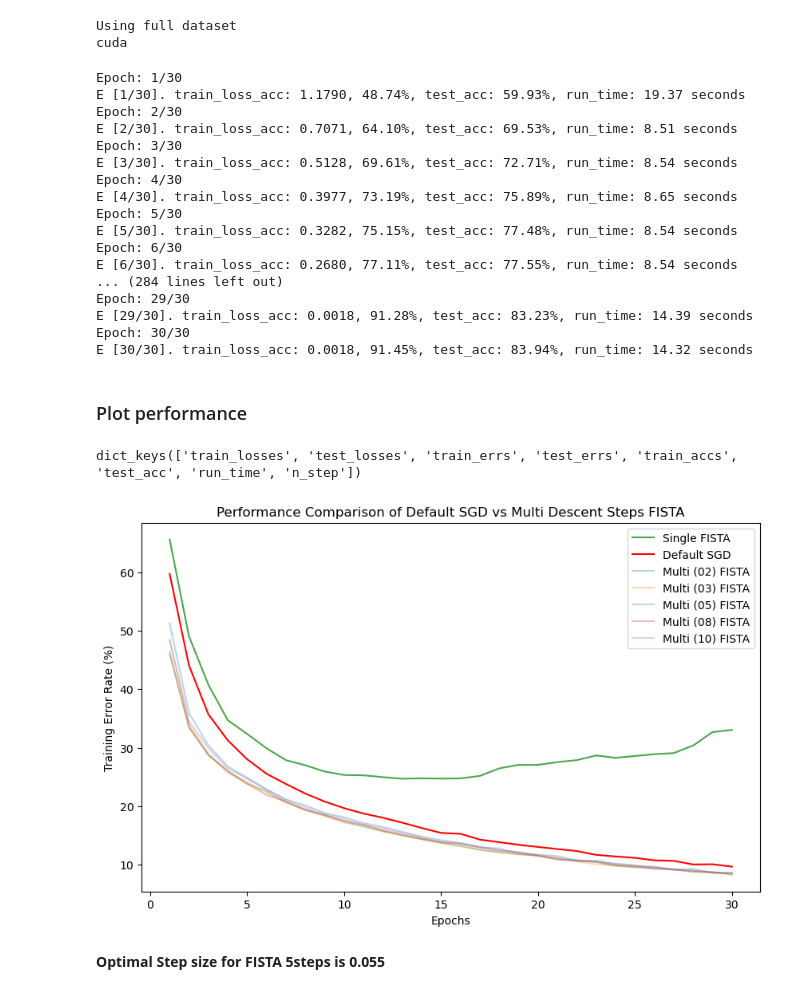
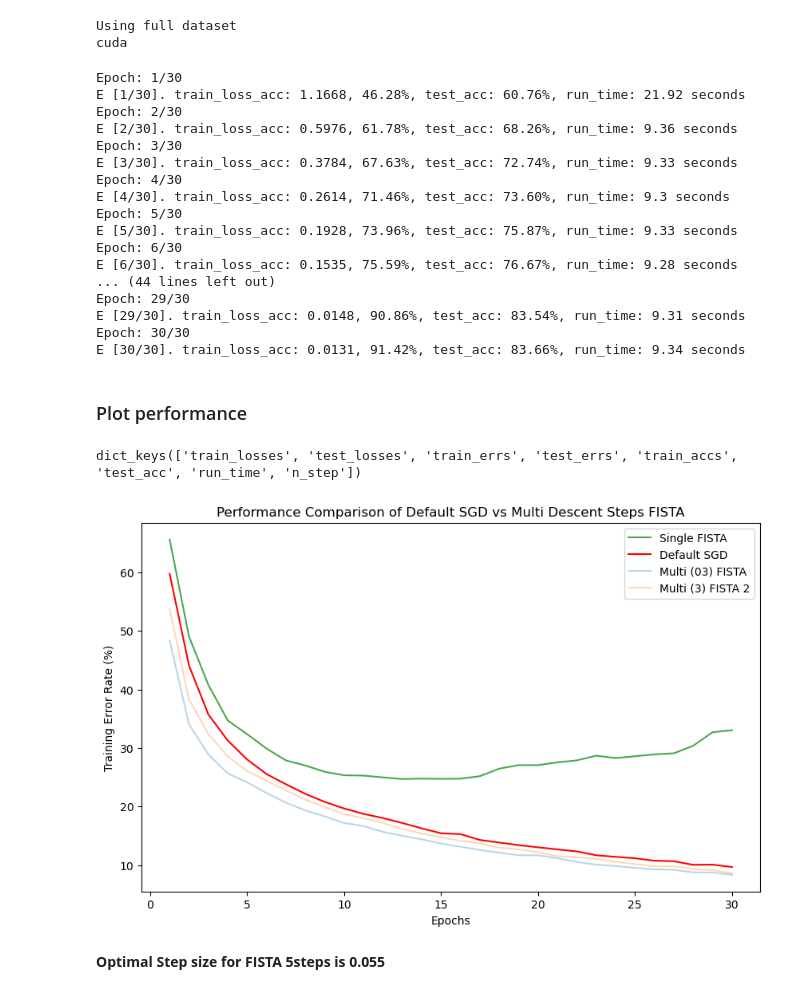
Before and after one commit to tuanna712/IndStudy5840, a Jupyter notebook: W08/fista_multi/run_fista_mult.ipynb, the cells around one changed output. Cells and saved outputs as stored; diff of their text form; code cells hidden in the pictures.

```diff
--- a/W08/fista_multi/run_fista_mult.ipynb
+++ b/W08/fista_multi/run_fista_mult.ipynb
@@ -226,7 +226,7 @@ def modeling(n_epochs=100, lr=0.01, threshold=90, n_step=5):
 import numpy as np
 from plot import metrics_plot
 
-n_steps = [2, 3, 5, 8, 10]
+n_steps = [3]
 n_epochs = 30
 threshold = 100
 lr = 0.055
@@ -236,7 +236,7 @@ for n_step in n_steps:
                                                                                               threshold=threshold,
                                                                                               n_step=n_step
                                                                                              )
-    save_path = f'scores/E30_ministeps_lr055'
+    save_path = f'scores/E30_3STEPS_lr055'
     save_performance(save_path,
                      train_losses, test_losses, train_errs,
                      test_errs, train_accs, test_accs, run_times, n_step=n_step,
@@ -245,22 +245,22 @@ for n_step in n_steps:
 #     metrics_plot(actual_nepochs, train_losses, test_losses, train_accs, test_accs, train_errs, test_errs)
 # %% [output]
 Epoch: 1/30
-E [1/30]. train_loss_acc: 1.1790, 48.74%, test_acc: 59.93%, run_time: 19.37 seconds
+E [1/30]. train_loss_acc: 1.1668, 46.28%, test_acc: 60.76%, run_time: 21.92 seconds
 Epoch: 2/30
-E [2/30]. train_loss_acc: 0.7071, 64.10%, test_acc: 69.53%, run_time: 8.51 seconds
+E [2/30]. train_loss_acc: 0.5976, 61.78%, test_acc: 68.26%, run_time: 9.36 seconds
 Epoch: 3/30
-E [3/30]. train_loss_acc: 0.5128, 69.61%, test_acc: 72.71%, run_time: 8.54 seconds
+E [3/30]. train_loss_acc: 0.3784, 67.63%, test_acc: 72.74%, run_time: 9.33 seconds
 Epoch: 4/30
-E [4/30]. train_loss_acc: 0.3977, 73.19%, test_acc: 75.89%, run_time: 8.65 seconds
+E [4/30]. train_loss_acc: 0.2614, 71.46%, test_acc: 73.60%, run_time: 9.3 seconds
 Epoch: 5/30
-E [5/30]. train_loss_acc: 0.3282, 75.15%, test_acc: 77.48%, run_time: 8.54 seconds
+E [5/30]. train_loss_acc: 0.1928, 73.96%, test_acc: 75.87%, run_time: 9.33 seconds
 Epoch: 6/30
-E [6/30]. train_loss_acc: 0.2680, 77.11%, test_acc: 77.55%, run_time: 8.54 seconds
-... (284 lines left out)
+E [6/30]. train_loss_acc: 0.1535, 75.59%, test_acc: 76.67%, run_time: 9.28 seconds
+... (44 lines left out)
 Epoch: 29/30
-E [29/30]. train_loss_acc: 0.0018, 91.28%, test_acc: 83.23%, run_time: 14.39 seconds
+E [29/30]. train_loss_acc: 0.0148, 90.86%, test_acc: 83.54%, run_time: 9.31 seconds
 Epoch: 30/30
-E [30/30]. train_loss_acc: 0.0018, 91.45%, test_acc: 83.94%, run_time: 14.32 seconds
+E [30/30]. train_loss_acc: 0.0131, 91.42%, test_acc: 83.66%, run_time: 9.34 seconds
 # %% [markdown]
 ### Plot performance
 # %%
@@ -272,37 +272,43 @@ mult_02_fista = "/home/tung5534/cnn_cifar/W08/fista_multi/scores/E30_ministeps_l
 mult_03_fista = "/home/tung5534/cnn_cifar/W08/fista_multi/scores/E30_ministeps_lr055/FISTA_5steps_lr_3.json"
 mult_05_fista = "/home/tung5534/cnn_cifar/W08/fista_multi/scores/E30_ministeps_lr055/FISTA_5steps_lr_5.json"
 mult_08_fista = "/home/tung5534/cnn_cifar/W08/fista_multi/scores/E30_ministeps_lr055/FISTA_5steps_lr_8.json"
 mult_10_fista = "/home/tung5534/cnn_cifar/W08/fista_multi/scores/E30_ministeps_lr055/FISTA_5steps_lr_10.json"
+
+mult_03_fista_v2 = '/home/tung5534/cnn_cifar/W08/fista_multi/scores/E30_3STEPS_lr055/FISTA_5steps_lr_3.json'
 
 sngl_fista = "/home/tung5534/cnn_cifar/W08/fista_single/scores/FISTA_sngl_lr_0.0007.json"
 
 sngl_scores = json.load(open(sngl_sgd, 'r'))
 mult_02_scores = json.load(open(mult_02_fista, 'r'))
 mult_03_scores = json.load(open(mult_03_fista, 'r'))
 mult_05_scores = json.load(open(mult_05_fista, 'r'))
 mult_08_scores = json.load(open(mult_08_fista, 'r'))
 mult_10_scores = json.load(open(mult_10_fista, 'r'))
 
 sngl_fista_scores = json.load(open(sngl_fista, 'r'))
 
+mult_03_fista2_scores = json.load(open(mult_03_fista_v2, 'r'))
+
 
 print(sngl_scores.keys())
 plt.figure(figsize=(10,6))
 plt.plot(range(1, len(sngl_fista_scores['train_errs'][:30])+1), sngl_fista_scores['train_errs'][:30], linestyle='-', label='Single FISTA', color='green', alpha=.7)
 plt.plot(range(1, len(sngl_scores['train_errs'][:30])+1), sngl_scores['train_errs'][:30], linestyle='-', label='Default SGD', color='red')
-plt.plot(range(1, len(mult_02_scores['train_errs'])+1), mult_02_scores['train_errs'], linestyle='-', label='Multi (02) FISTA', alpha=.3)
+# plt.plot(range(1, len(mult_02_scores['train_errs'])+1), mult_02_scores['train_errs'], linestyle='-', label='Multi (02) FISTA', alpha=.3)
 plt.plot(range(1, len(mult_03_scores['train_errs'])+1), mult_03_scores['train_errs'], linestyle='-', label='Multi (03) FISTA', alpha=.3)
-plt.plot(range(1, len(mult_05_scores['train_errs'])+1), mult_05_scores['train_errs'], linestyle='-', label='Multi (05) FISTA', alpha=.3)
-plt.plot(range(1, len(mult_08_scores['train_errs'])+1), mult_08_scores['train_errs'], linestyle='-', label='Multi (08) FISTA', alpha=.3)
-plt.plot(range(1, len(mult_10_scores['train_errs'])+1), mult_10_scores['train_errs'], linestyle='-', label='Multi (10) FISTA', alpha=.3)
+# plt.plot(range(1, len(mult_05_scores['train_errs'])+1), mult_05_scores['train_errs'], linestyle='-', label='Multi (05) FISTA', alpha=.3)
+# plt.plot(range(1, len(mult_08_scores['train_errs'])+1), mult_08_scores['train_errs'], linestyle='-', label='Multi (08) FISTA', alpha=.3)
+# plt.plot(range(1, len(mult_10_scores['train_errs'])+1), mult_10_scores['train_errs'], linestyle='-', label='Multi (10) FISTA', alpha=.3)
+
+plt.plot(range(1, len(mult_03_fista2_scores['train_errs'])+1), mult_03_fista2_scores['train_errs'], linestyle='-', label='Multi (3) FISTA 2', alpha=.3)
 
 plt.xlabel('Epochs')
 plt.ylabel('Training Error Rate (%)')
 plt.title('Performance Comparison of Default SGD vs Multi Descent Steps FISTA')
 plt.legend()
 plt.show()
 # %% [output]
 dict_keys(['train_losses', 'test_losses', 'train_errs', 'test_errs', 'train_accs', 'test_acc', 'run_time', 'n_step'])
-[figure, old version]
+[figure, new version]
 # %% [markdown]
 **Optimal Step size for FISTA 5steps is 0.055**
```
Also changed, not shown: 2 other files.
